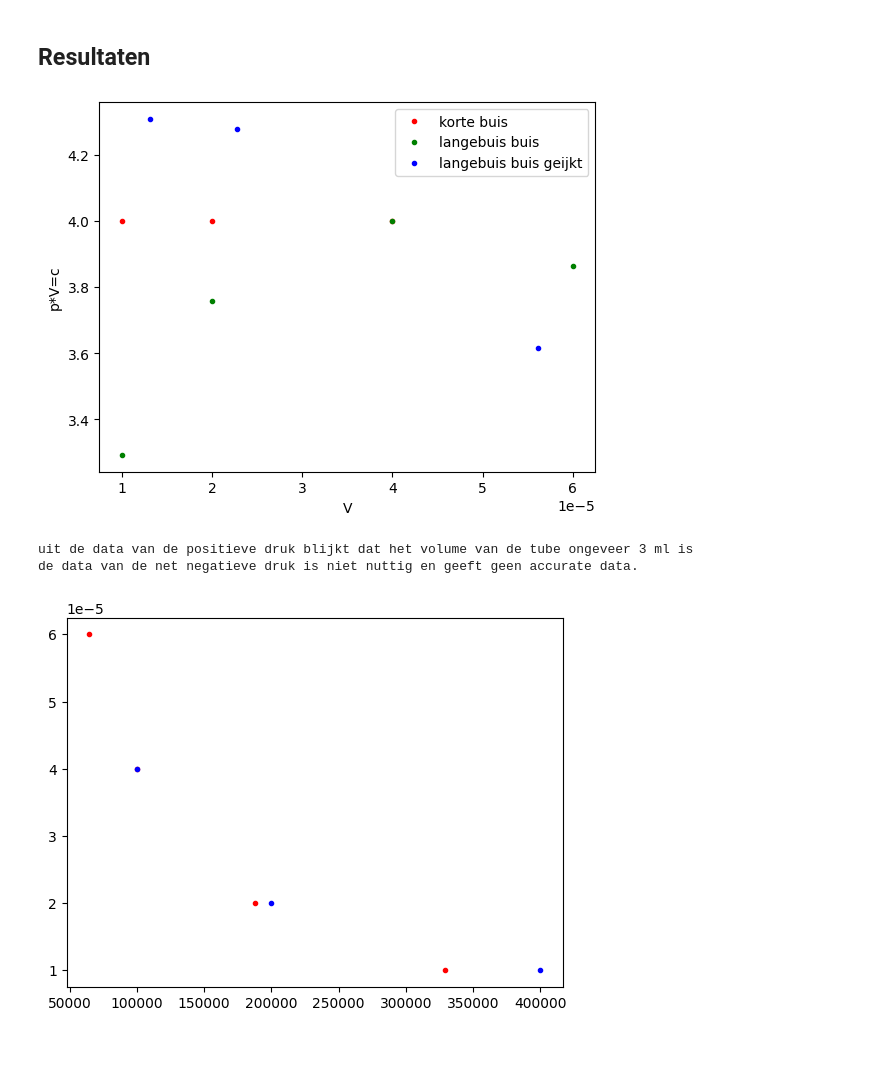
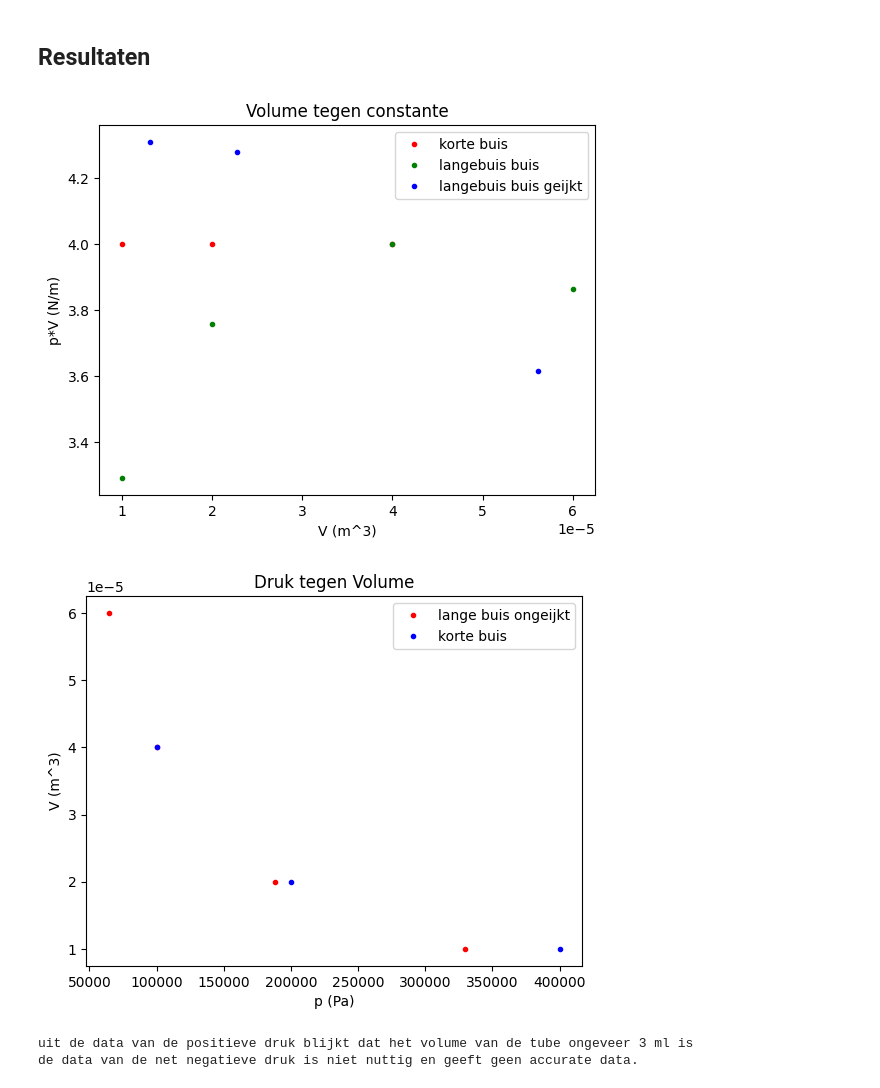
Before and after one commit to ebepolman-bit/Ebun, a Jupyter notebook: Content/Labs/druksensorijken.ipynb, the cells around one changed output. Cells and saved outputs as stored; diff of their text form; code cells hidden in the pictures; blank space fills up the shorter version.

```diff
--- a/Content/Labs/druksensorijken.ipynb
+++ b/Content/Labs/druksensorijken.ipynb
@@ -121,39 +121,44 @@ p_L_1 = 100000
 p_L_2 = a * U_L_2 + b
 p_L_3 = a * U_L_3 + b
 p_L_0 = a * U_L_0 + b
 p_L = np.array([p_L_0, p_L_1,p_L_2,p_L_3])
 
 c = p_L * a_V_L
 p_p = p_L/p_L_1 #the percentage of the starting pressure
 V_p = 1/p_p #the percentage of the starting volume
 d_V_p = V_p - 1 #percentile change of volume
 
 
 d_V_a = np.array([20/(1000*1000), 0, -20/(1000*1000), -30/(1000*1000)])
 
 V_s_berekend = d_V_a / d_V_p #start volume berekend
 V_t_berekend =  V_s_berekend + d_V_a
 c_geijkt = V_t_berekend * p_L
 
 
 plt.figure()
-plt.title("")
+plt.title("Volume tegen constante")
 plt.plot(V,(p*V),"r.", label="korte buis")#np.arange(1,4)
 plt.plot(a_V_L, c,"g.", label="langebuis buis")#np.arange(4)
 plt.plot(V_t_berekend ,c_geijkt ,"b.", label="langebuis buis geijkt")
-plt.ylabel("p*V=c")
-plt.xlabel("V")
+plt.ylabel("p*V (N/m)")
+plt.xlabel("V (m^3)")
 plt.legend()
 plt.show()
 
 plt.figure()
-plt.plot(p_L, a_V_L,"r.")
-plt.plot(p,V,"b.")
+plt.title("Druk tegen Volume")
+plt.plot(p_L, a_V_L,"r.", label="lange buis ongeijkt")
+plt.plot(p,V,"b.",label="korte buis")
+plt.xlabel("p (Pa)")
+plt.ylabel("V (m^3)")
+plt.legend()
+plt.show()
 
 print("uit de data van de positieve druk blijkt dat het volume van de tube ongeveer 3 ml is")
 print("de data van de net negatieve druk is niet nuttig en geeft geen accurate data.")
 # %% [output]
-[figure, old version]
+[figure, new version]
+[figure, new version]
 uit de data van de positieve druk blijkt dat het volume van de tube ongeveer 3 ml is
 de data van de net negatieve druk is niet nuttig en geeft geen accurate data.
-[figure, old version]
```
